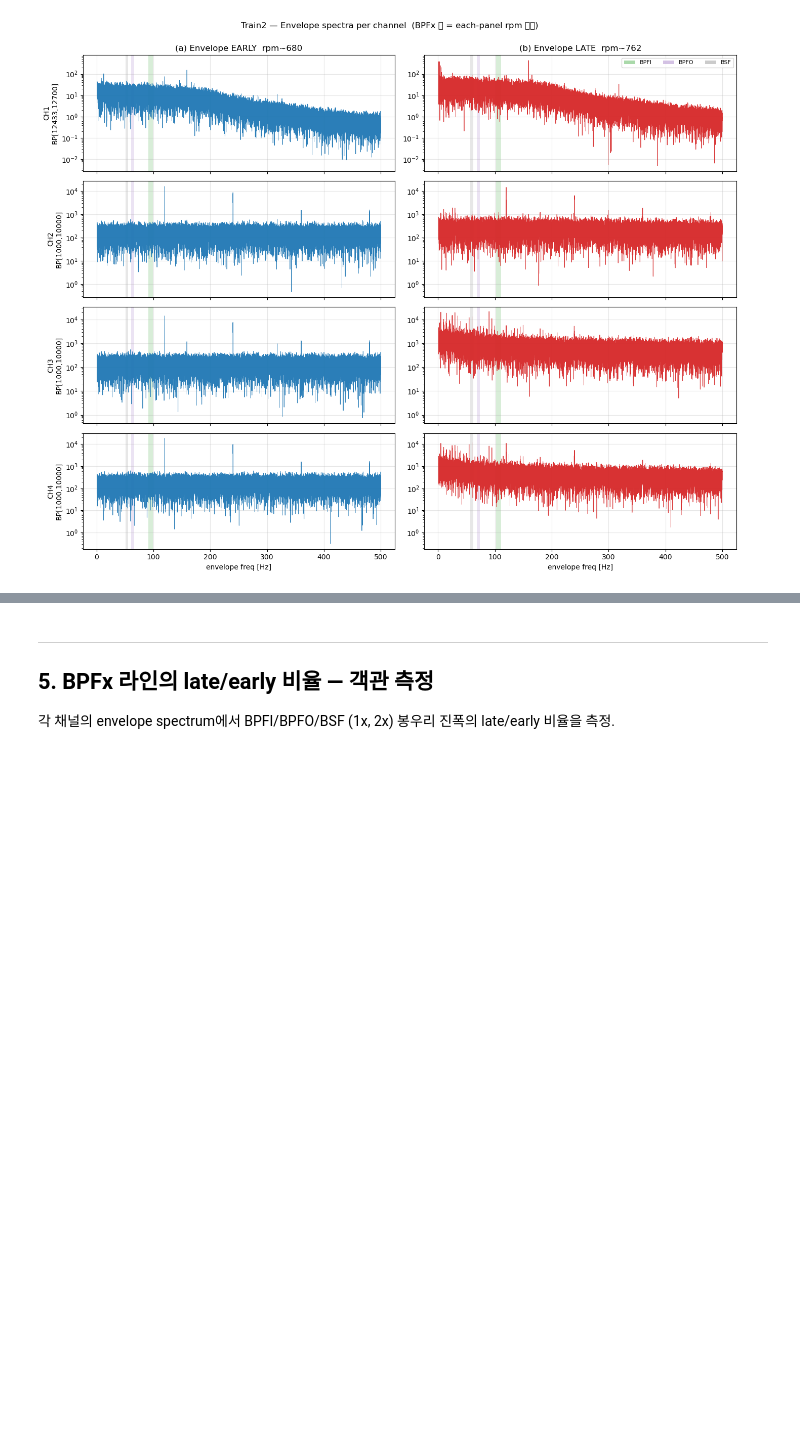
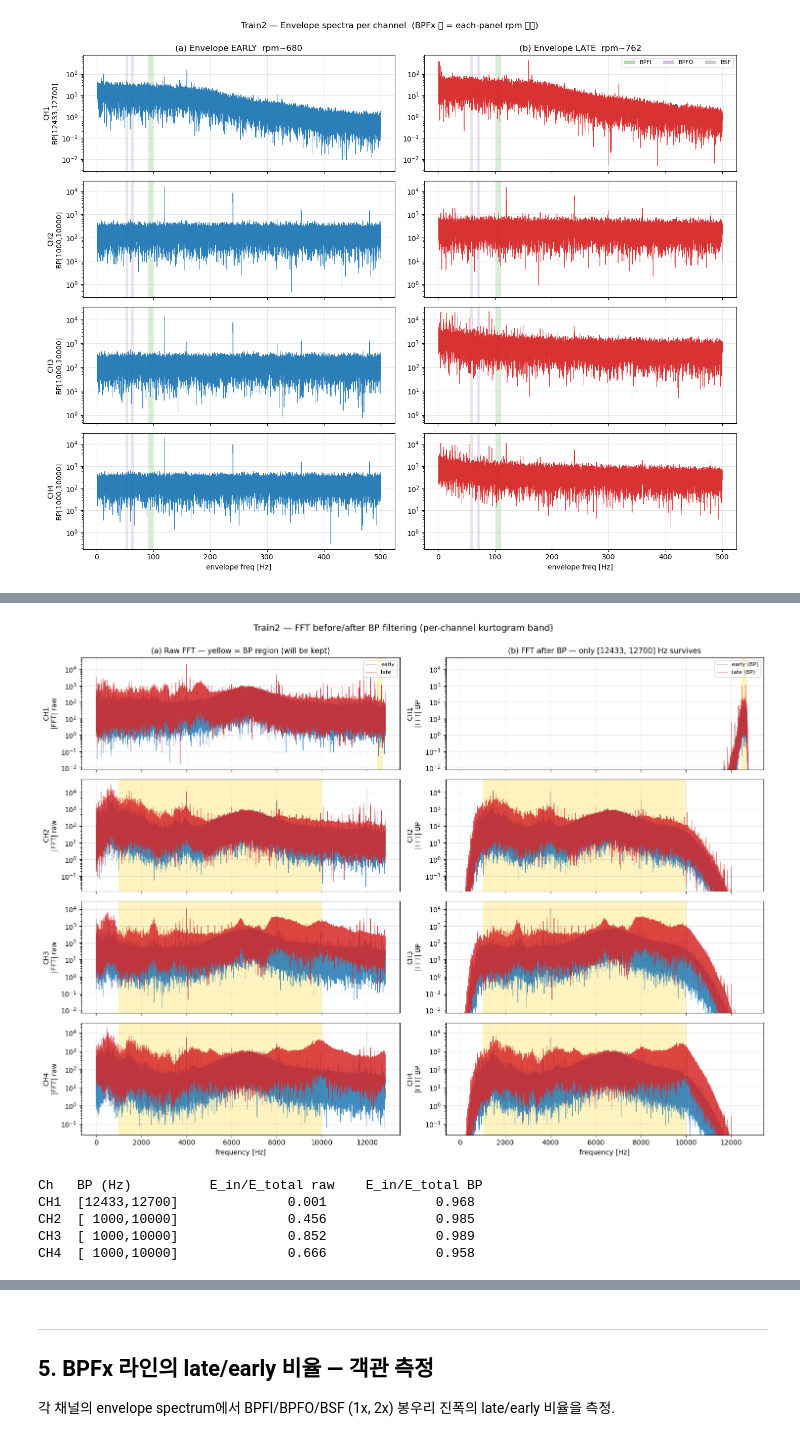
Before and after one commit to Circler-K/data_challenge, a Jupyter notebook: notebooks/01_train2_analysis.ipynb, the cells around one changed output, grey strips where cells are left out. Saved outputs shown, nothing was run; the diff lists cells and outputs as text; code cells hidden in the pictures; blank space fills up the shorter version.

```diff
--- a/notebooks/01_train2_analysis.ipynb
+++ b/notebooks/01_train2_analysis.ipynb
@@ -368,0 +380,77 @@ plt.show()
+# %%
+# Apply each channel's kurtogram BP and compare FFT before/after
+fig, axes = plt.subplots(4, 2, figsize=(15, 11), sharex=True)
+
+for i, ch in enumerate(CHANNEL_NAMES):
+    lo, hi = get_band(ch)
+    sos = butter(4, [lo, hi], btype='band', fs=FS, output='sos')
+
+    # Apply BP to early and late
+    e_raw, l_raw = early[i].astype(np.float64), late[i].astype(np.float64)
+    e_bp = sosfiltfilt(sos, e_raw)
+    l_bp = sosfiltfilt(sos, l_raw)
+
+    # Compute FFTs
+    def fft_mag(sig):
+        spec = np.abs(np.fft.rfft(sig * np.hanning(len(sig))))
+        f = np.fft.rfftfreq(len(sig), d=1.0/FS)
+        return f, spec
+
+    fe_r, se_r = fft_mag(e_raw); fl_r, sl_r = fft_mag(l_raw)
+    fe_b, se_b = fft_mag(e_bp);  fl_b, sl_b = fft_mag(l_bp)
+
+    m = (fe_r >= 5) & (fe_r <= 13000)
+
+    # Left: raw FFT
+    ax = axes[i, 0]
+    ax.semilogy(fe_r[m], se_r[m] + 1e-3, color='tab:blue', lw=0.4, alpha=0.85, label='early')
+    ax.semilogy(fl_r[m], sl_r[m] + 1e-3, color='tab:red',  lw=0.4, alpha=0.85, label='late')
+    ax.axvspan(lo, hi, color='gold', alpha=0.25, lw=0)
+    ax.set_ylabel(f'{ch}\n|FFT| raw')
+    ax.grid(alpha=0.3)
+    if i == 0:
+        ax.set_title('(a) Raw FFT — yellow = BP region (will be kept)', fontsize=11)
+        ax.legend(fontsize=8, loc='upper right')
+    if i == 3: ax.set_xlabel('frequency [Hz]')
+
+    # Right: BP-filtered FFT
+    ax = axes[i, 1]
+    ax.semilogy(fe_b[m], se_b[m] + 1e-3, color='tab:blue', lw=0.4, alpha=0.85, label='early (BP)')
+    ax.semilogy(fl_b[m], sl_b[m] + 1e-3, color='tab:red',  lw=0.4, alpha=0.85, label='late (BP)')
+    ax.axvspan(lo, hi, color='gold', alpha=0.25, lw=0)
+    ax.set_ylabel(f'{ch}\n|FFT| BP')
+    ax.grid(alpha=0.3)
+    if i == 0:
+        ax.set_title(f'(b) FFT after BP — only [{lo:.0f}, {hi:.0f}] Hz survives', fontsize=11)
+        ax.legend(fontsize=8, loc='upper right')
+    if i == 3: ax.set_xlabel('frequency [Hz]')
+
+    # Sync y-axis between left/right per row to make the suppression visible
+    yl = axes[i, 0].get_ylim()
+    axes[i, 1].set_ylim(yl)
+
+fig.suptitle(f'Train{TR} — FFT before/after BP filtering (per-channel kurtogram band)', y=1.0, fontsize=13)
+fig.tight_layout()
+plt.show()
+
+# Numerical: energy ratio inside vs outside BP band, before vs after
+print(f'\n{"Ch":<4} {"BP (Hz)":<14} {"E_in/E_total raw":>18} {"E_in/E_total BP":>18}')
+for i, ch in enumerate(CHANNEL_NAMES):
+    lo, hi = get_band(ch)
+    sos = butter(4, [lo, hi], btype='band', fs=FS, output='sos')
+    sig_raw = late[i].astype(np.float64)
+    sig_bp  = sosfiltfilt(sos, sig_raw)
+    f, sr = fft_mag(sig_raw); _, sb = fft_mag(sig_bp)
+    in_band = (f >= lo) & (f <= hi)
+    e_in_raw  = (sr[in_band]**2).sum()
+    e_total_raw = (sr**2).sum()
+    e_in_bp   = (sb[in_band]**2).sum()
+    e_total_bp = (sb**2).sum()
+    print(f'{ch:<4} [{lo:>5.0f},{hi:>5.0f}] {e_in_raw/e_total_raw:>18.3f} {e_in_bp/e_total_bp:>18.3f}')
+# %% [output]
+[figure, added]
+Ch   BP (Hz)          E_in/E_total raw    E_in/E_total BP
+CH1  [12433,12700]              0.001              0.968
+CH2  [ 1000,10000]              0.456              0.985
+CH3  [ 1000,10000]              0.852              0.989
+CH4  [ 1000,10000]              0.666              0.958
```
Also changed, not shown: parts of 2 cells of this notebook.
